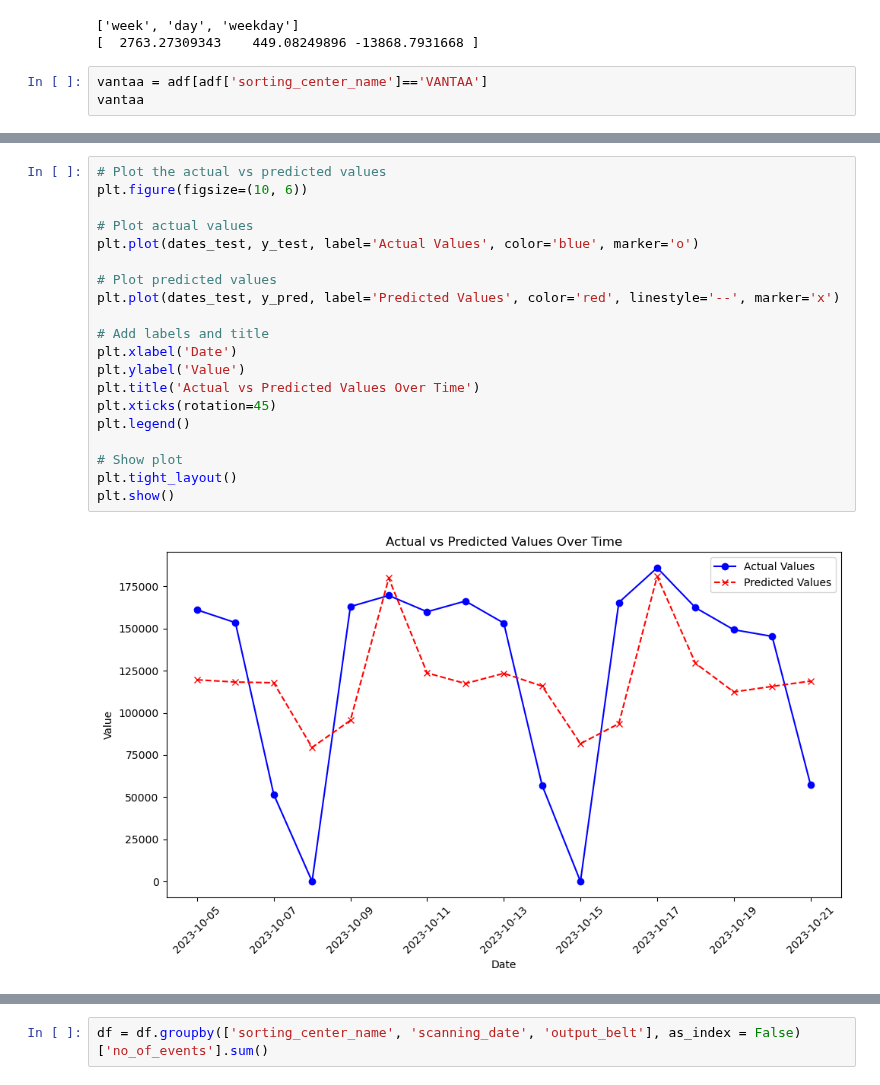
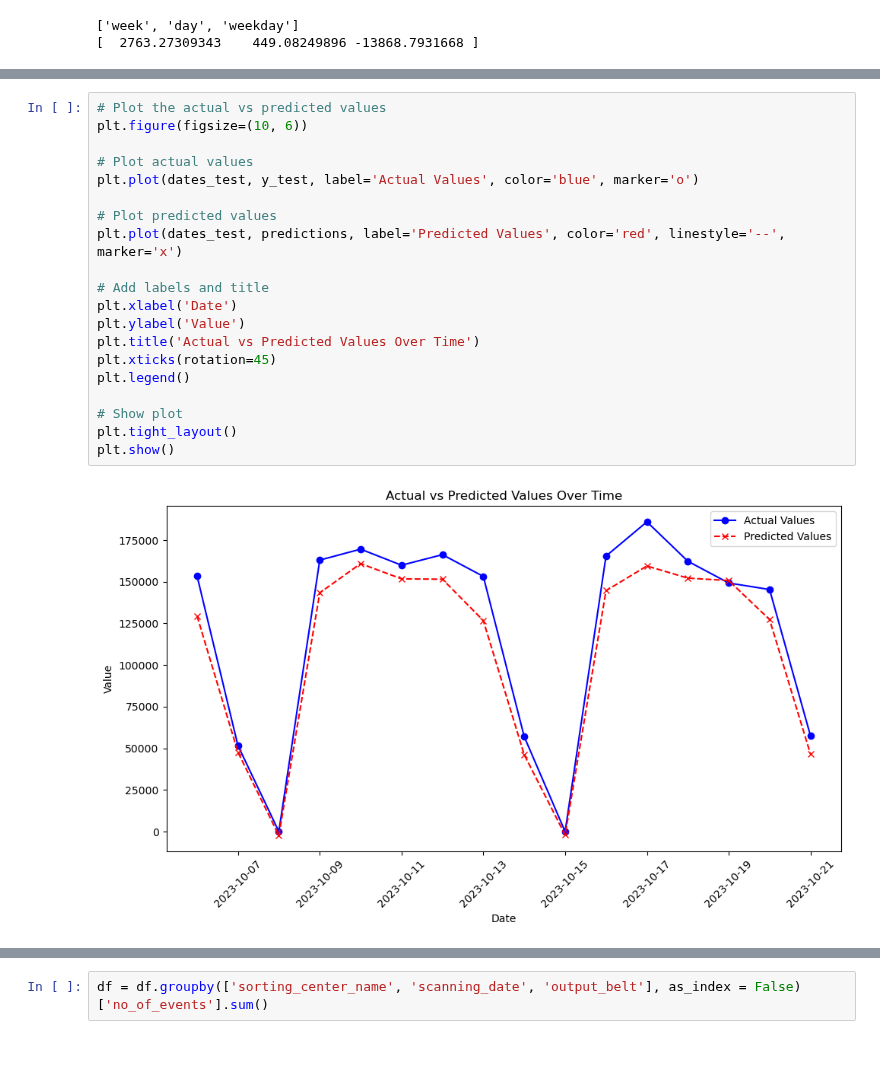
Before and after one commit to 504523tb/CIEM6302-Advanced-Data-Science-for-Traffic-and-Transportation-Engineering-PrimeVision-G1, a Jupyter notebook: notebook_temp_kristian.ipynb, the cells around one changed output, grey strips where cells are left out. Saved outputs shown, nothing was run; the diff lists cells and outputs as text; blank space fills up the shorter version.

```diff
--- a/notebook_temp_kristian.ipynb
+++ b/notebook_temp_kristian.ipynb
@@ -178,6 +162,3 @@ print(model.coef_)
 # %% [output]
 ['week', 'day', 'weekday']
 [  2763.27309343    449.08249896 -13868.7931668 ]
-# %%
-vantaa = adf[adf['sorting_center_name']=='VANTAA']
-vantaa
@@ -255,22 +303,22 @@ Name: scanning_date, dtype: datetime64[ns]
 # %%
 # Plot the actual vs predicted values
 plt.figure(figsize=(10, 6))
 
 # Plot actual values
 plt.plot(dates_test, y_test, label='Actual Values', color='blue', marker='o')
 
 # Plot predicted values
-plt.plot(dates_test, y_pred, label='Predicted Values', color='red', linestyle='--', marker='x')
+plt.plot(dates_test, predictions, label='Predicted Values', color='red', linestyle='--', marker='x')
 
 # Add labels and title
 plt.xlabel('Date')
 plt.ylabel('Value')
 plt.title('Actual vs Predicted Values Over Time')
 plt.xticks(rotation=45)
 plt.legend()
 
 # Show plot
 plt.tight_layout()
 plt.show()
 # %% [output]
-[figure, old version]
+[figure, new version]
```
Also changed, not shown: parts of 14 cells of this notebook.
